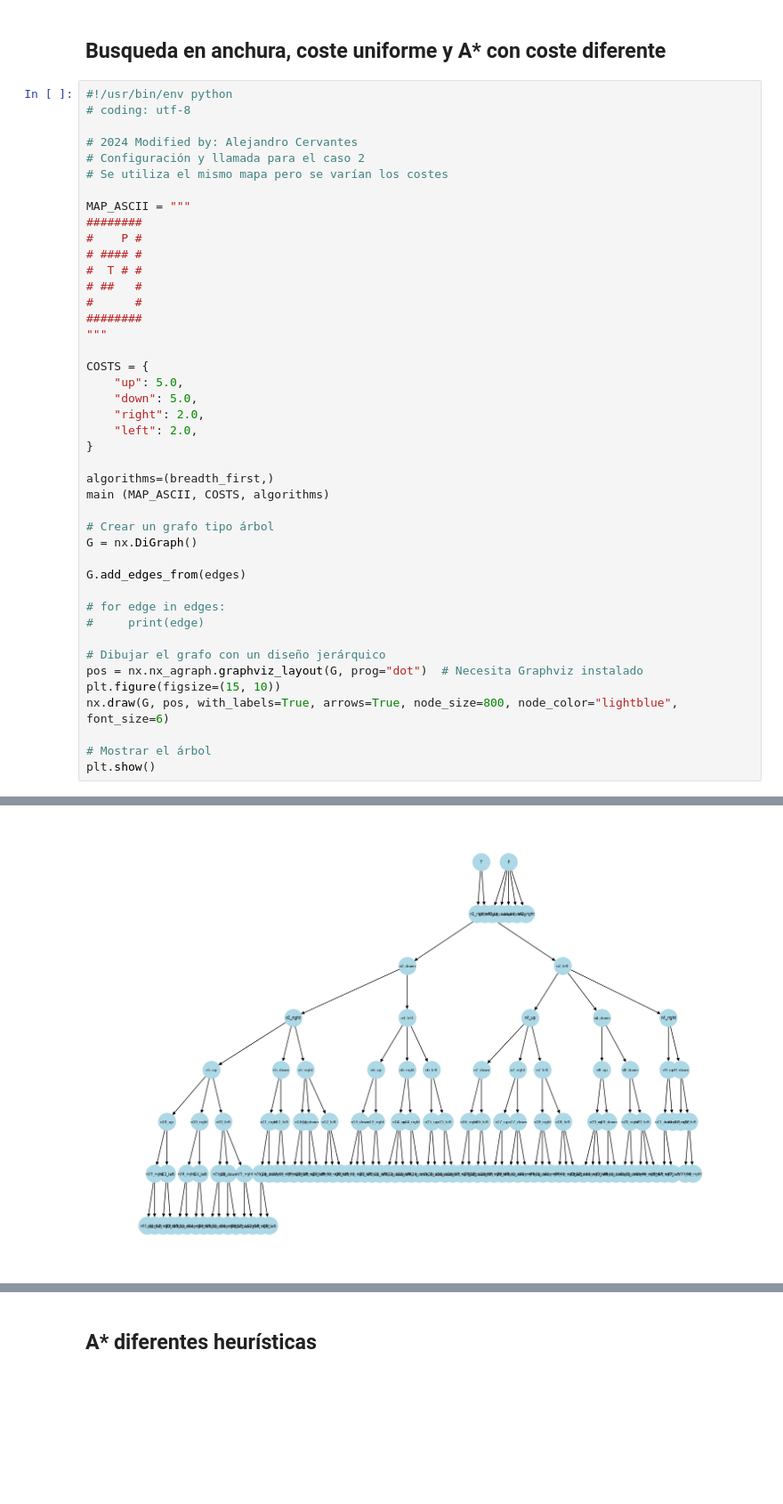
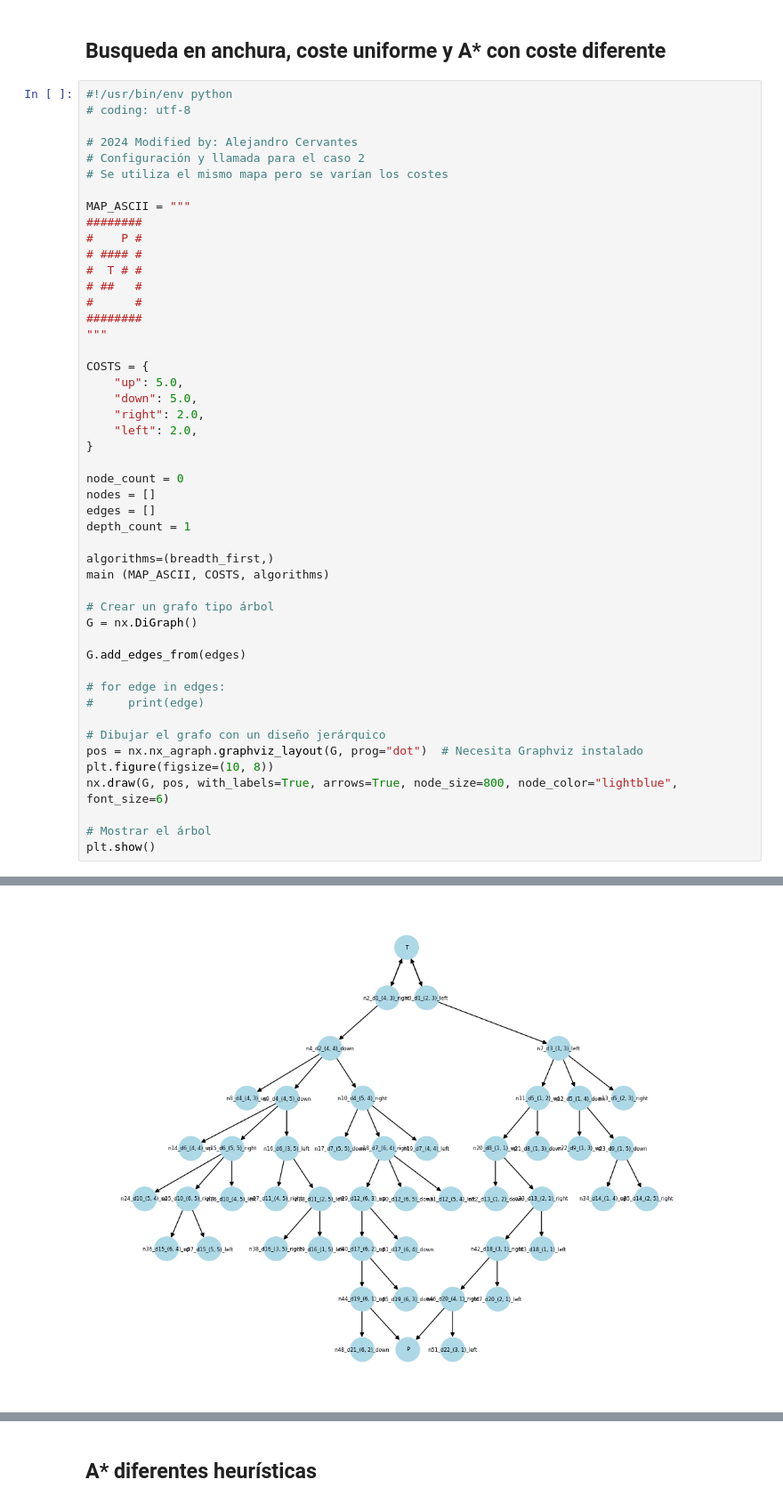
Before and after one commit to UNIR-RPA/UNIR-RPA-ACTIVIDAD-1, a Jupyter notebook: miunar04_act1/Cuaderno_Actividad_1_Búsqueda.ipynb, the cells around one changed output, grey strips where cells are left out. Shown at 89% size. Drawn from its saved outputs; the diff is of its cells as text; blank space fills up the shorter version.

```diff
--- a/miunar04_act1/Cuaderno_Actividad_1_Búsqueda.ipynb
+++ b/miunar04_act1/Cuaderno_Actividad_1_Búsqueda.ipynb
@@ -342,39 +386,44 @@ COSTS = {
     "left": 2.0,
 }
 
+node_count = 0
+nodes = []
+edges = []
+depth_count = 1
+
 algorithms=(breadth_first,)
 main (MAP_ASCII, COSTS, algorithms)
 
 # Crear un grafo tipo árbol
 G = nx.DiGraph()
 
 G.add_edges_from(edges)
 
 # for edge in edges:
 #     print(edge)
 
 # Dibujar el grafo con un diseño jerárquico
 pos = nx.nx_agraph.graphviz_layout(G, prog="dot")  # Necesita Graphviz instalado
-plt.figure(figsize=(15, 10))
+plt.figure(figsize=(10, 8))
 nx.draw(G, pos, with_labels=True, arrows=True, node_size=800, node_color="lightblue", font_size=6)
 
 # Mostrar el árbol
 plt.show()
 # %% [output]
 Experimento con algoritmo <function breadth_first at 0x...>:
 ########
 #    P·#
 # ####·#
 #  T·#·#
 # ##···#
 #      #
 ########
 Total length of solution: 9
 Total cost of solution: 28.0
 max fringe size: 5
 visited nodes: 23
 iterations: 23
-[figure, old version]
+[figure, new version]
 # %%
 #!/usr/bin/env python
 # coding: utf-8
```
Also changed, not shown: parts of 9 cells of this notebook, 1 other file.
